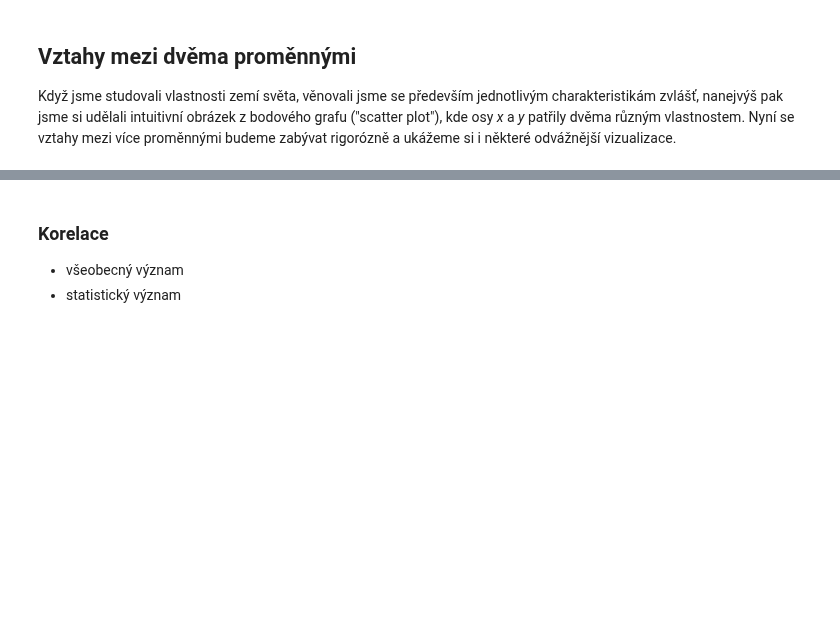
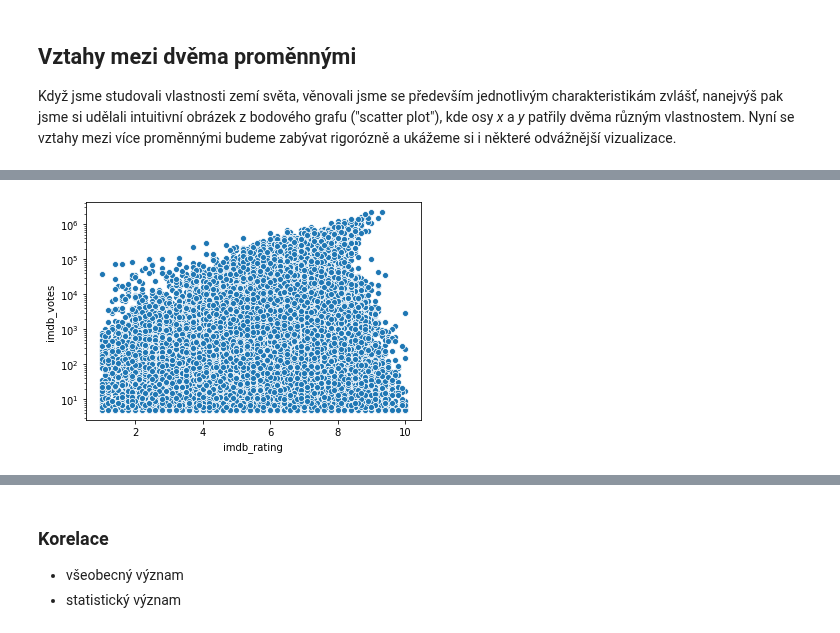
Before and after one commit to janpipek/naucse.python.cz, a Jupyter notebook: lessons/pydata/pandas_correlations/index.ipynb, the cells around one changed output, grey strips where cells are left out. Cells and saved outputs as stored; diff of their text form; code cells hidden in the pictures; blank space fills up the shorter version.

```diff
--- a/lessons/pydata/pandas_correlations/index.ipynb
+++ b/lessons/pydata/pandas_correlations/index.ipynb
@@ -625,0 +628,5 @@ sns.scatterplot(
+# %%
+ax = sns.scatterplot(data=movies_with_rating, x="imdb_rating", y="imdb_votes")
+ax.set_yscale("log")
+# %% [output]
+[figure, added]
```
Also changed, not shown: parts of 24 cells of this notebook.
